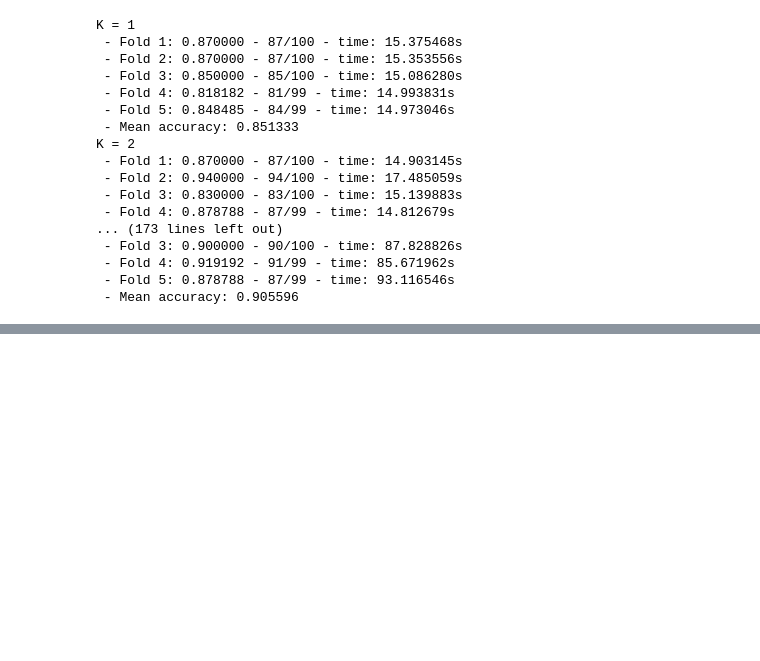
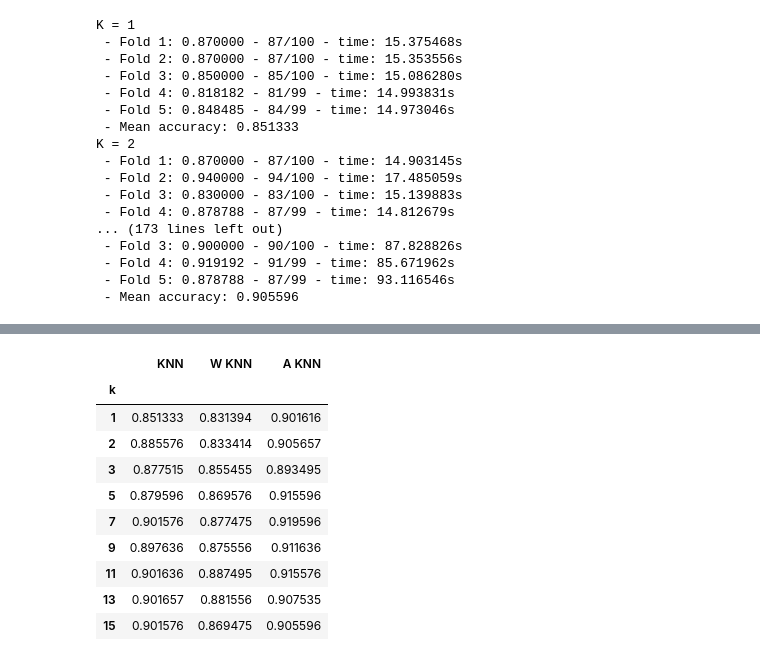
Before and after one commit to jfmrm/machineLearning, a Jupyter notebook: ex1/KNN.ipynb, the cells around one changed output, grey strips where cells are left out. Saved outputs shown, nothing was run; the diff lists cells and outputs as text; code cells hidden in the pictures; blank space fills up the shorter version.

```diff
--- a/ex1/KNN.ipynb
+++ b/ex1/KNN.ipynb
@@ -244,0 +259,18 @@ saveDfIntoCsv(aknnTestDf, 'aKnnTest')
+# %%
+accuracyDf = pd.DataFrame(knnTestDf['accuracy'])
+accuracyDf.columns = ['KNN']
+accuracyDf['W KNN'] = wknnTestDf['accuracy']
+accuracyDf['A KNN'] = aknnTestDf['accuracy']
+accuracyDf
+# %% [output]
+|  | KNN | W KNN | A KNN |
+| k |  |  |  |
+| 1 | 0.851333 | 0.831394 | 0.901616 |
+| 2 | 0.885576 | 0.833414 | 0.905657 |
+| 3 | 0.877515 | 0.855455 | 0.893495 |
+| 5 | 0.879596 | 0.869576 | 0.915596 |
+| 7 | 0.901576 | 0.877475 | 0.919596 |
+| 9 | 0.897636 | 0.875556 | 0.911636 |
+| 11 | 0.901636 | 0.887495 | 0.915576 |
+| 13 | 0.901657 | 0.881556 | 0.907535 |
+| 15 | 0.901576 | 0.869475 | 0.905596 |
```
Also changed, not shown: parts of 5 cells of this notebook.
